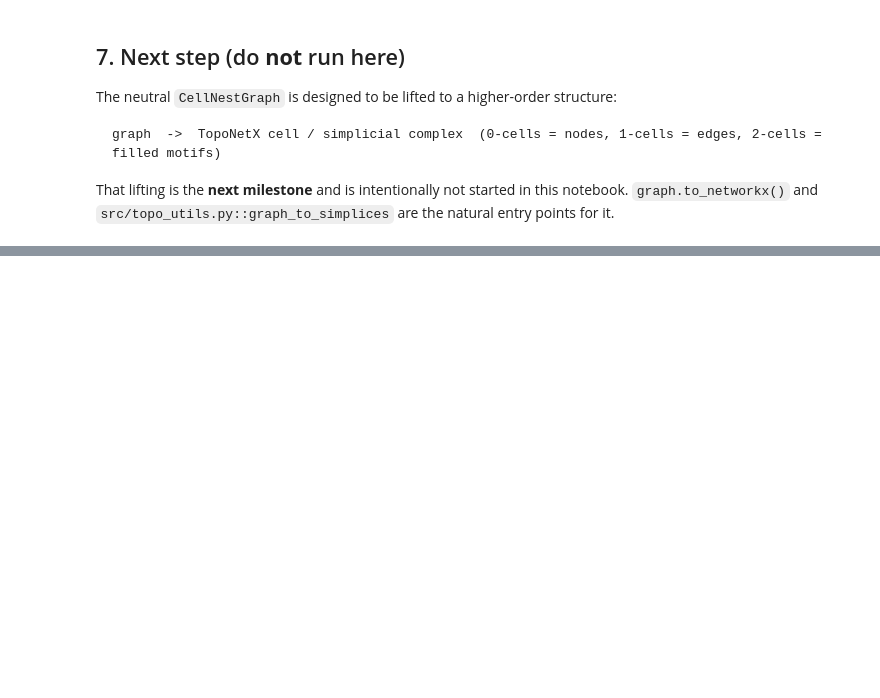
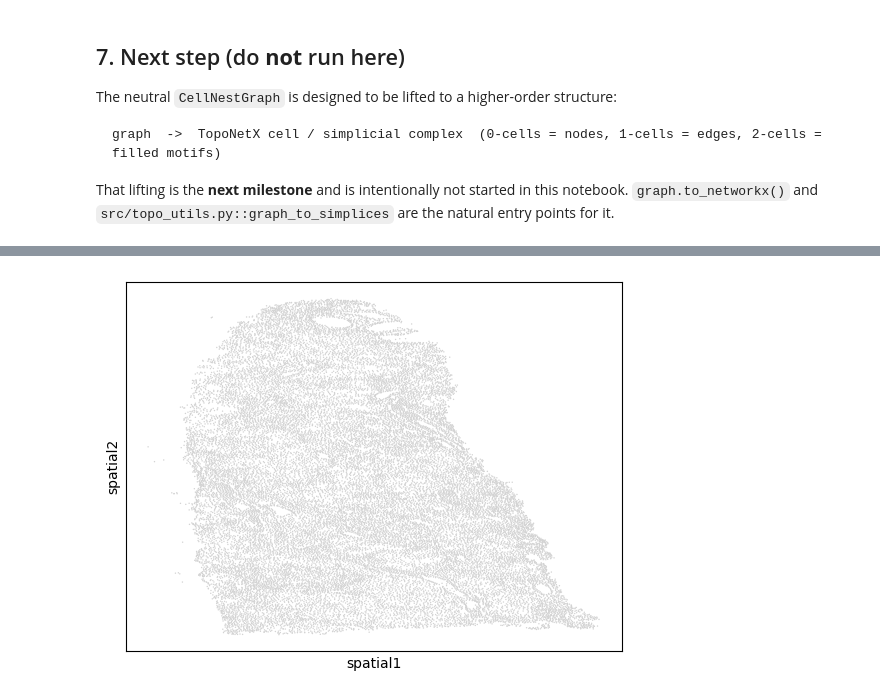
Before and after one commit to robinredX/st-topo-aware-learning-logml, a Jupyter notebook: notebooks/03_reproduce_cellnest_graph_construction.ipynb, the cells around one changed output, grey strips where cells are left out. Cells and saved outputs as stored; diff of their text form; code cells hidden in the pictures; blank space fills up the shorter version.

Commit message:
tested on data real, v1

```diff
--- a/notebooks/03_reproduce_cellnest_graph_construction.ipynb
+++ b/notebooks/03_reproduce_cellnest_graph_construction.ipynb
@@ -131,7 +176,8 @@ if H5AD and os.path.exists(H5AD):
     # cap to a small subset for the smoke test
     sub = adata[:2000].copy()
     g = build_cellnest_graph(sub, lr, spatial_key="spatial", d_max=30.0,
-                             gene_activity_percentile=98.0, max_cells=2000)
+                             gene_activity_percentile=98.0, max_cells=2000,
+                             block_autocrine=True)   # no autocrine (i -> i) edges
     for k, v in g.stats().items():
         print(f"{k:28s}: {v}")
 else:
@@ -151,0 +200,15 @@ points for it.
+# %%
+from pathlib import Path
+from cellnest_graph import load_lr_pairs_csv
+
+H5AD = os.environ.get("ST_DATA")  # or set a path string here
+candidates = sorted(Path("../data").glob("*.h5ad"))
+if H5AD is None and candidates:
+    H5AD = str(candidates[0])
+
+if H5AD and os.path.exists(H5AD):
+    import scanpy as sc
+    adata = sc.read_h5ad(H5AD)
+    print("loaded", H5AD, adata.shape)
+    lr = load_lr_pairs_csv("../data/ligand_receptor_pairs.csv")
+    # cap to a small subset for the smoke test
@@ -151,0 +227,3 @@ points for it.
+# %%
+sub=adata[adata.obs['Biopsy_ID'] =='0018775 - X4']
+sub
@@ -151,0 +238,4 @@ points for it.
+# %%
+sc.pl.embedding(sub, basis='spatial')
+# %% [output]
+[figure, added]
```
Also changed, not shown: parts of 17 cells of this notebook.
